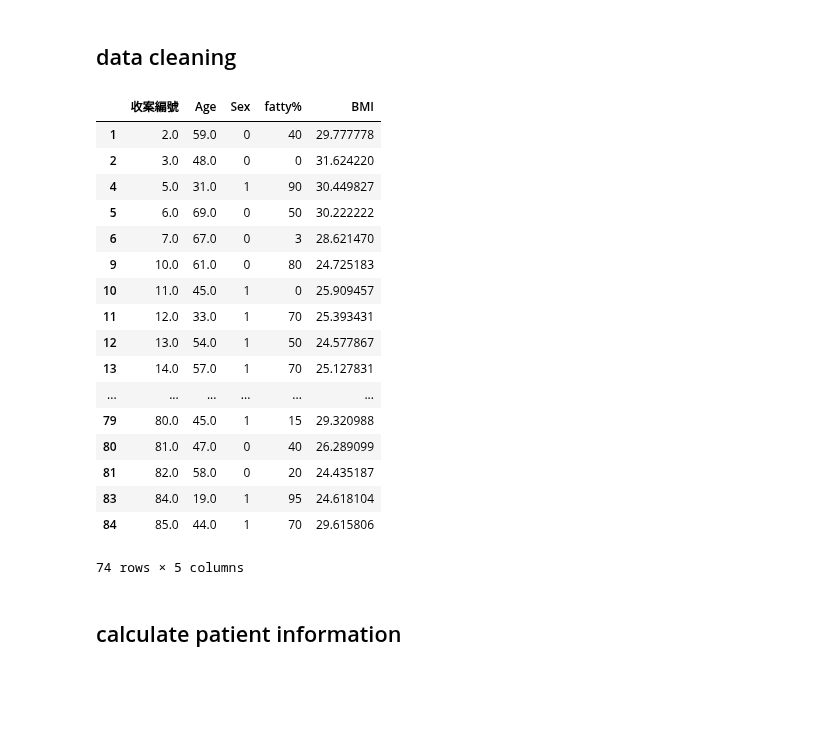
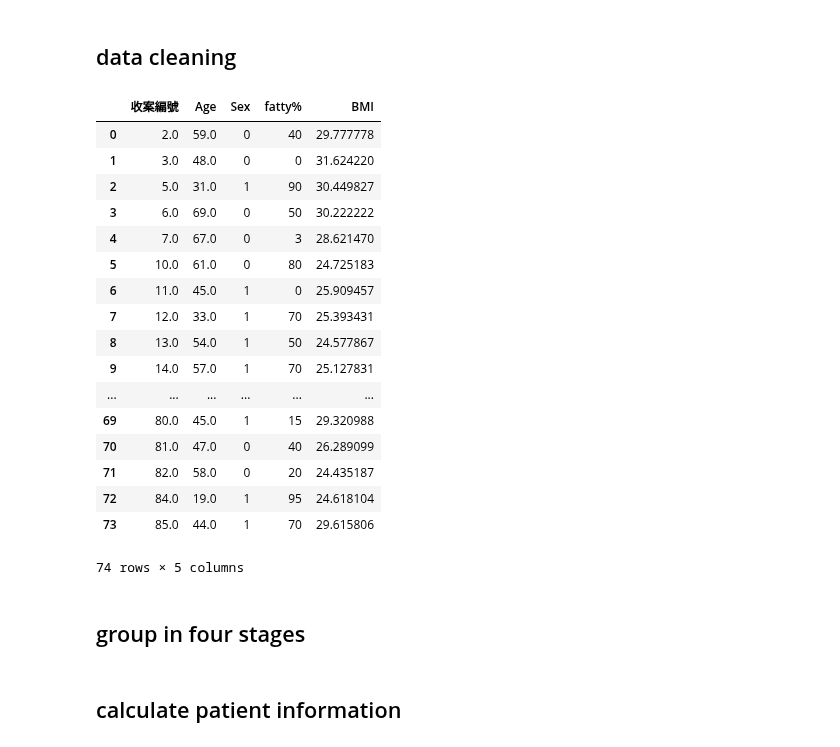
Before and after one commit to Lance0218/Fatty-liver-classifier, a Jupyter notebook: Cases recorded.ipynb, the cells around one changed output. Drawn from its saved outputs; the diff is of its cells as text; code cells hidden in the pictures; blank space fills up the shorter version.

Commit message:
group in four stages

```diff
--- a/Cases recorded.ipynb
+++ b/Cases recorded.ipynb
@@ -97,8 +130,7 @@ Sex : 35 woman & 76 man
 import pandas as pd
 import numpy as np
 import xlrd
-x = pd.read_excel('CGMH_gastro.xlsx', header = 1)
-df = pd.DataFrame(x)
+df = pd.read_excel('CGMH_gastro.xlsx', header = 1)
 df.head()
 # %% [output]
 |  | 收案編號 | Age | Sex | Height | Body weight | BMI | T-cholesterol | Tg | ALB | BilD | ... |
@@ -147,26 +179,29 @@ df[['收案編號', 'Age', 'Sex', 'fatty%', 'BMI']]
 # %%
 # delete data without pathology score
 df.dropna(axis = 0, subset = ['fatty%'], inplace = True)
 # values standardization
 df['Sex'].replace({'F':0, 'M':1}, inplace = True)
 df['fatty%'].replace({'< 5':3, '>95':96, 'no fatty chcange':0}, inplace = True)
+df = df.reset_index(drop=True)
 df[['收案編號', 'Age', 'Sex', 'fatty%', 'BMI']]
 # %% [output]
 |  | 收案編號 | Age | Sex | fatty% | BMI |
-| 1 | 2.0 | 59.0 | 0 | 40 | 29.777778 |
-| 2 | 3.0 | 48.0 | 0 | 0 | 31.624220 |
-| 4 | 5.0 | 31.0 | 1 | 90 | 30.449827 |
-| 5 | 6.0 | 69.0 | 0 | 50 | 30.222222 |
-| 6 | 7.0 | 67.0 | 0 | 3 | 28.621470 |
-| 9 | 10.0 | 61.0 | 0 | 80 | 24.725183 |
-| 10 | 11.0 | 45.0 | 1 | 0 | 25.909457 |
-| 11 | 12.0 | 33.0 | 1 | 70 | 25.393431 |
-| 12 | 13.0 | 54.0 | 1 | 50 | 24.577867 |
-| 13 | 14.0 | 57.0 | 1 | 70 | 25.127831 |
+| 0 | 2.0 | 59.0 | 0 | 40 | 29.777778 |
+| 1 | 3.0 | 48.0 | 0 | 0 | 31.624220 |
+| 2 | 5.0 | 31.0 | 1 | 90 | 30.449827 |
+| 3 | 6.0 | 69.0 | 0 | 50 | 30.222222 |
+| 4 | 7.0 | 67.0 | 0 | 3 | 28.621470 |
+| 5 | 10.0 | 61.0 | 0 | 80 | 24.725183 |
+| 6 | 11.0 | 45.0 | 1 | 0 | 25.909457 |
+| 7 | 12.0 | 33.0 | 1 | 70 | 25.393431 |
+| 8 | 13.0 | 54.0 | 1 | 50 | 24.577867 |
+| 9 | 14.0 | 57.0 | 1 | 70 | 25.127831 |
 | ... | ... | ... | ... | ... | ... |
-| 79 | 80.0 | 45.0 | 1 | 15 | 29.320988 |
-| 80 | 81.0 | 47.0 | 0 | 40 | 26.289099 |
-| 81 | 82.0 | 58.0 | 0 | 20 | 24.435187 |
-| 83 | 84.0 | 19.0 | 1 | 95 | 24.618104 |
-| 84 | 85.0 | 44.0 | 1 | 70 | 29.615806 |
+| 69 | 80.0 | 45.0 | 1 | 15 | 29.320988 |
+| 70 | 81.0 | 47.0 | 0 | 40 | 26.289099 |
+| 71 | 82.0 | 58.0 | 0 | 20 | 24.435187 |
+| 72 | 84.0 | 19.0 | 1 | 95 | 24.618104 |
+| 73 | 85.0 | 44.0 | 1 | 70 | 29.615806 |
 74 rows × 5 columns
+# %% [markdown]
+## group in four stages
```
Also changed, not shown: parts of 6 cells of this notebook.
